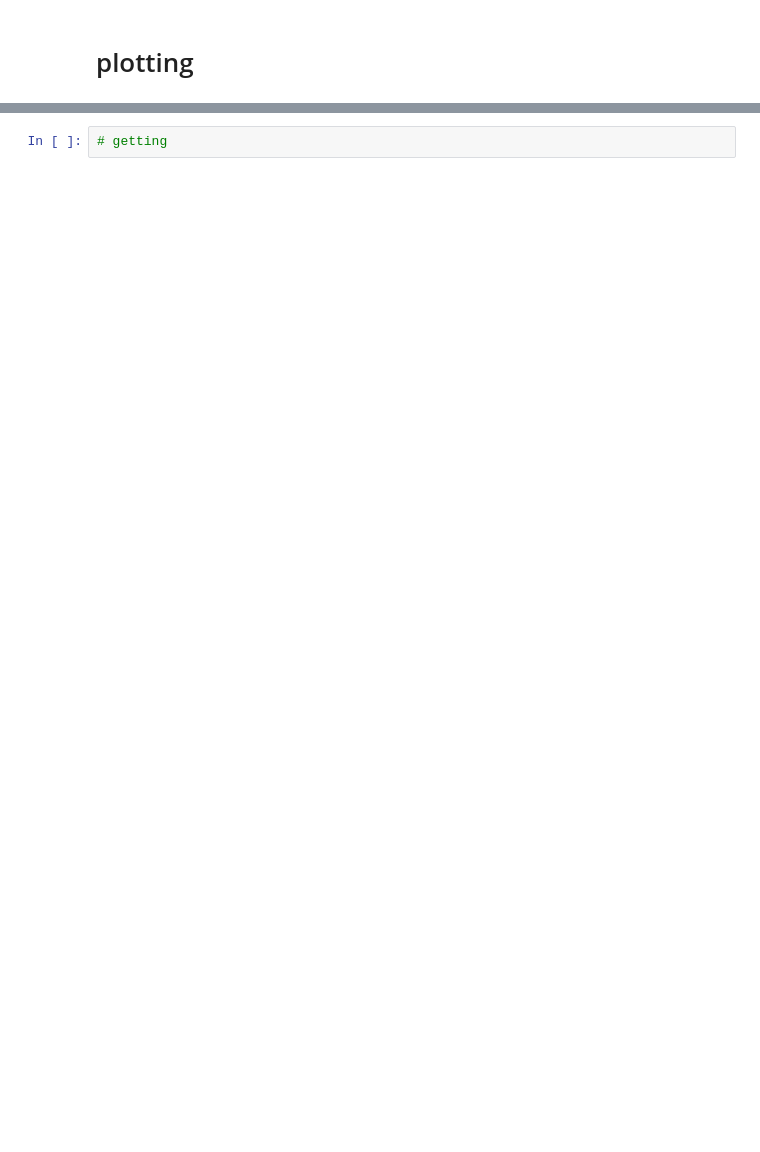
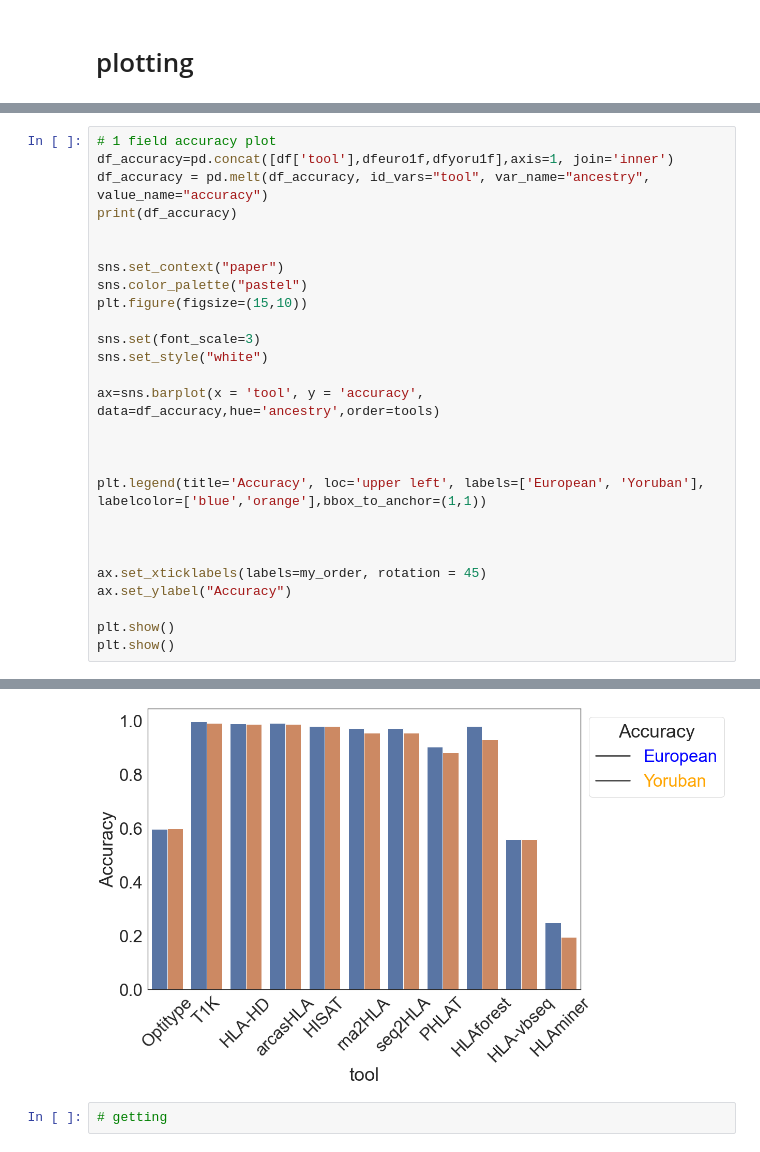
Before and after one commit to ydottie/hlaproject, a Jupyter notebook: notebooks/ancestry.ipynb, the cells around one changed output, grey strips where cells are left out. Saved outputs shown, nothing was run; the diff lists cells and outputs as text; blank space fills up the shorter version.

```diff
--- a/notebooks/ancestry.ipynb
+++ b/notebooks/ancestry.ipynb
@@ -320,0 +188,28 @@ plt.show()
+# %%
+# 1 field accuracy plot
+df_accuracy=pd.concat([df['tool'],dfeuro1f,dfyoru1f],axis=1, join='inner')
+df_accuracy = pd.melt(df_accuracy, id_vars="tool", var_name="ancestry", value_name="accuracy")
+print(df_accuracy)
+
+
+sns.set_context("paper")
+sns.color_palette("pastel")
+plt.figure(figsize=(15,10))
+
+sns.set(font_scale=3)
+sns.set_style("white")
+
+ax=sns.barplot(x = 'tool', y = 'accuracy', data=df_accuracy,hue='ancestry',order=tools)
+
+
+
+plt.legend(title='Accuracy', loc='upper left', labels=['European', 'Yoruban'], labelcolor=['blue','orange'],bbox_to_anchor=(1,1))
+
+
+
+ax.set_xticklabels(labels=my_order, rotation = 45)
+ax.set_ylabel("Accuracy")
+
+plt.show()
+plt.show()
+# %% [output]
@@ -321,2 +233,3 @@ plt.show()
+[figure, added]
 # %%
 # getting
```
Also changed, not shown: parts of 11 cells of this notebook, 20 other files.
